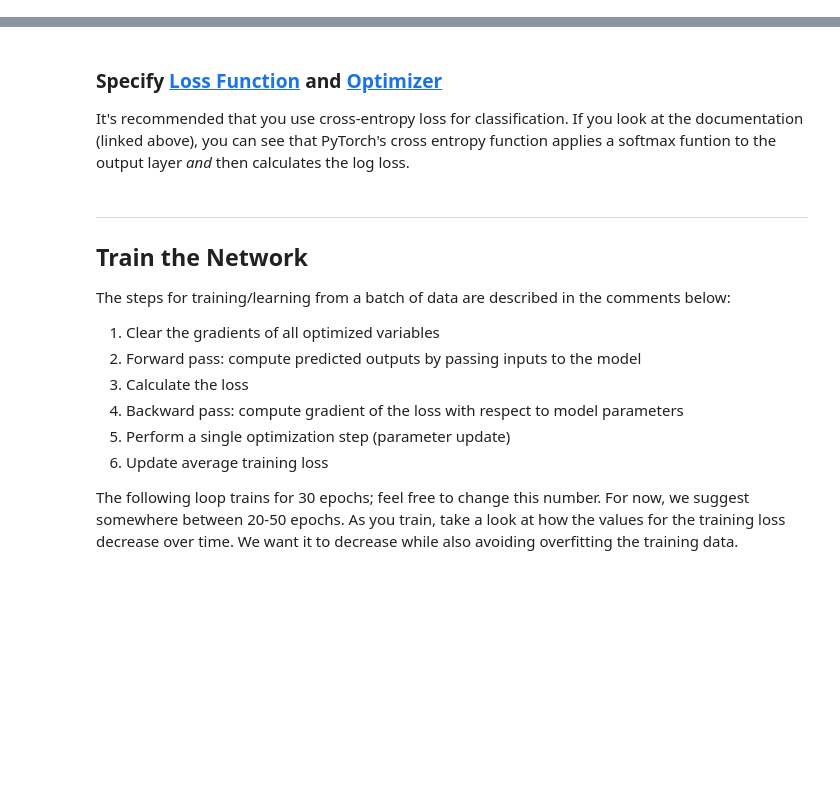
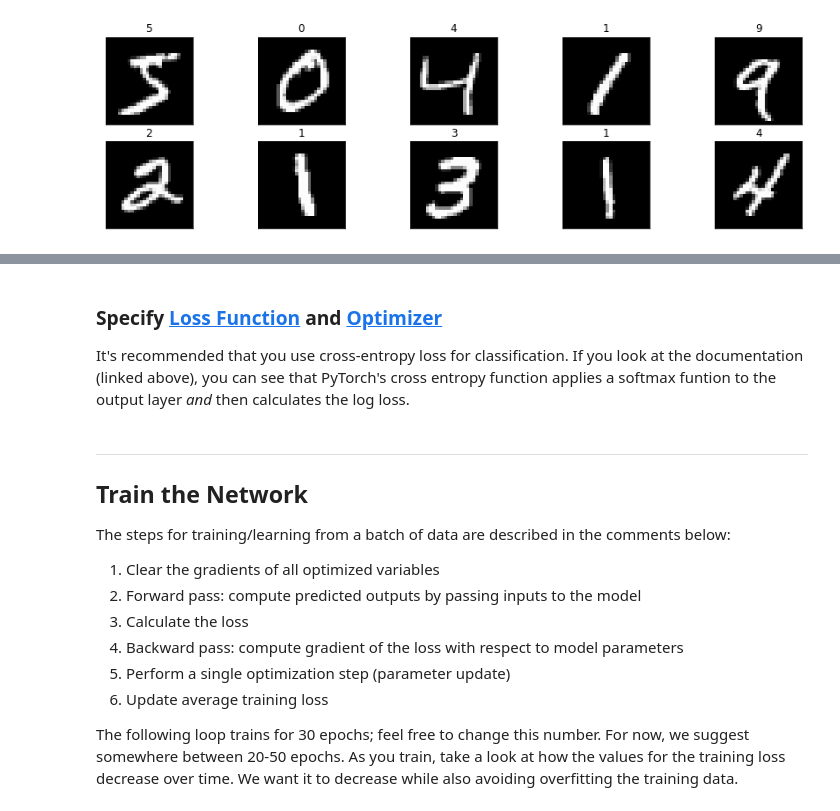
Before and after one commit to itsmeasur/ICG, a Jupyter notebook: ICG_ass_3.ipynb, the cells around one changed output, grey strips where cells are left out. Cells and saved outputs as stored; diff of their text form; code cells hidden in the pictures; blank space fills up the shorter version.

```diff
--- a/ICG_ass_3.ipynb
+++ b/ICG_ass_3.ipynb
@@ -14,23 +4,13 @@ urllib.request.install_opener(opener)
 # %%
 from torchvision import datasets
-import torchvision.transforms as transforms
+import torchvision.transforms
 
-# number of subprocesses to use for data loading
 num_workers = 0
-# how many samples per batch to load
 batch_size = 64
+transform = torchvision.transforms.ToTensor()
 
-# convert data to torch.FloatTensor
-transform = transforms.ToTensor()
+train_data = datasets.MNIST(root='data', train=True, download=True, transform=transform)
+test_data = datasets.MNIST(root='data', train=False, download=True, transform=transform)
 
-# choose the training and test datasets
-train_data = datasets.MNIST(root='data', train=True,
-                                   download=True, transform=transform)
-test_data = datasets.MNIST(root='data', train=False,
-                                  download=True, transform=transform)
-
-# prepare data loaders
-train_loader = torch.utils.data.DataLoader(train_data, batch_size=batch_size,
-    num_workers=num_workers)
-test_loader = torch.utils.data.DataLoader(test_data, batch_size=batch_size,
-    num_workers=num_workers)
+train_loader = torch.utils.data.DataLoader(train_data, batch_size=batch_size, num_workers=num_workers)
+test_loader = torch.utils.data.DataLoader(test_data, batch_size=batch_size, num_workers=num_workers)
@@ -37,17 +35,13 @@ test_loader = torch.utils.data.DataLoader(test_data, batch_size=batch_size,
 # %%
 import matplotlib.pyplot as plt
-%matplotlib inline
 
-# obtain one batch of training images
-dataiter = iter(train_loader)
-images, labels = dataiter.next()
+images, labels = iter(train_loader).next()
 images = images.numpy()
 
-# plot the images in the batch, along with the corresponding labels
-fig = plt.figure(figsize=(25, 4))
-for idx in np.arange(20):
-    ax = fig.add_subplot(2, 20/2, idx+1, xticks=[], yticks=[])
-    ax.imshow(np.squeeze(images[idx]), cmap='gray')
-    # print out the correct label for each image
-    # .item() gets the value contained in a Tensor
-    ax.set_title(str(labels[idx].item()))
+fig = plt.figure(figsize=(15, 4))
+for i in np.arange(10):
+    ax = fig.add_subplot(2, 5, i+1, xticks=[], yticks=[])
+    ax.imshow(np.squeeze(images[i]), cmap='gray')
+    ax.set_title(str(labels[i].item()))
+# %% [output]
+[figure, added]
```
Also changed, not shown: parts of 5 cells of this notebook.
